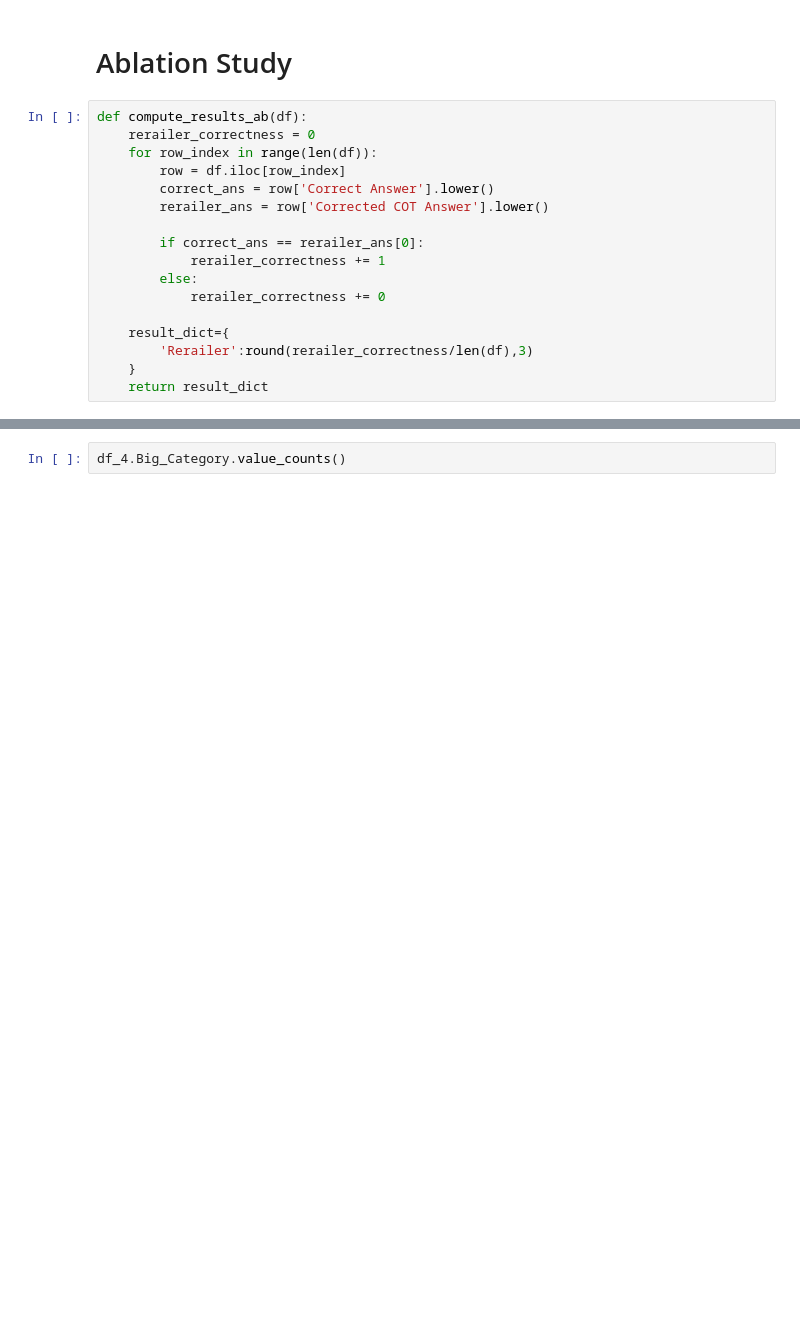
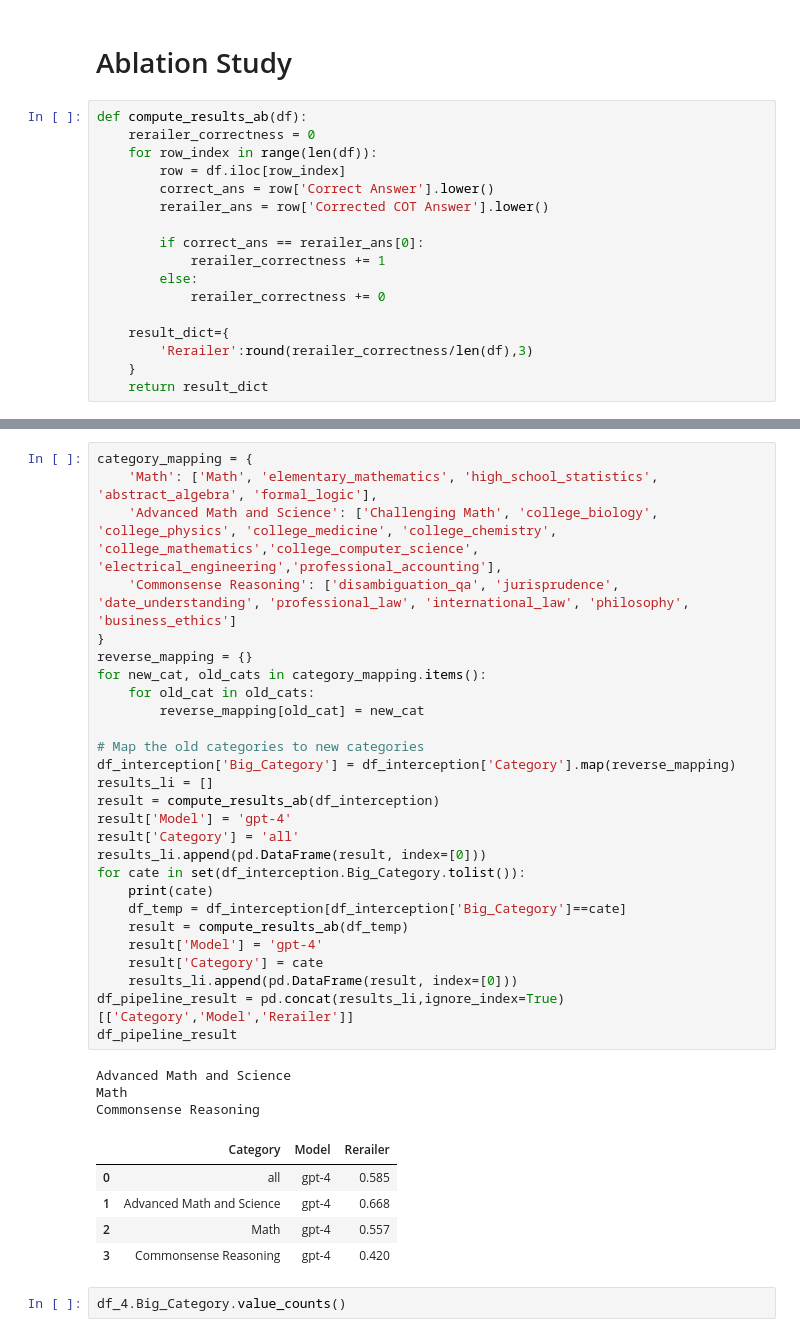
Before and after one commit to wan19990901/CoT_rerailer, a Jupyter notebook: src/Evaluation.ipynb, the cells around one changed output, grey strips where cells are left out. Cells and saved outputs as stored; diff of their text form; blank space fills up the shorter version.

```diff
--- a/src/Evaluation.ipynb
+++ b/src/Evaluation.ipynb
@@ -520,3 +556,39 @@ Math
+# %%
+category_mapping = {
+    'Math': ['Math', 'elementary_mathematics', 'high_school_statistics', 'abstract_algebra', 'formal_logic'],
+    'Advanced Math and Science': ['Challenging Math', 'college_biology', 'college_physics', 'college_medicine', 'college_chemistry', 'college_mathematics','college_computer_science', 'electrical_engineering','professional_accounting'],
+    'Commonsense Reasoning': ['disambiguation_qa', 'jurisprudence', 'date_understanding', 'professional_law', 'international_law', 'philosophy', 'business_ethics']
+}
+reverse_mapping = {}
+for new_cat, old_cats in category_mapping.items():
+    for old_cat in old_cats:
+        reverse_mapping[old_cat] = new_cat
+
+# Map the old categories to new categories
+df_interception['Big_Category'] = df_interception['Category'].map(reverse_mapping)
+results_li = []
+result = compute_results_ab(df_interception)
+result['Model'] = 'gpt-4'
+result['Category'] = 'all'
+results_li.append(pd.DataFrame(result, index=[0]))
+for cate in set(df_interception.Big_Category.tolist()):
+    print(cate)
+    df_temp = df_interception[df_interception['Big_Category']==cate]
+    result = compute_results_ab(df_temp)
+    result['Model'] = 'gpt-4'
+    result['Category'] = cate
+    results_li.append(pd.DataFrame(result, index=[0]))
+df_pipeline_result = pd.concat(results_li,ignore_index=True)[['Category','Model','Rerailer']]
+df_pipeline_result
+# %% [output]
+Advanced Math and Science
+Math
+Commonsense Reasoning
+|  | Category | Model | Rerailer |
+| 0 | all | gpt-4 | 0.585 |
+| 1 | Advanced Math and Science | gpt-4 | 0.668 |
+| 2 | Math | gpt-4 | 0.557 |
+| 3 | Commonsense Reasoning | gpt-4 | 0.420 |
 # %%
 df_4.Big_Category.value_counts()
 # %% [output]
```
Also changed, not shown: parts of 6 cells of this notebook, 2 other files.
